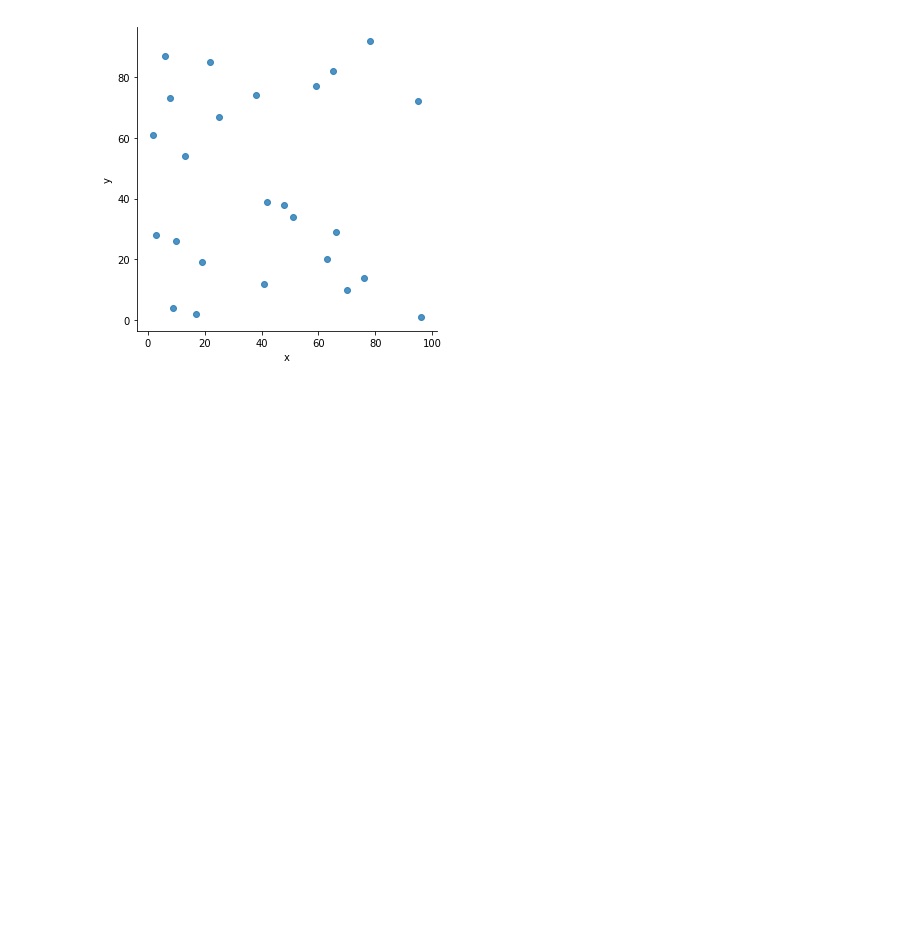
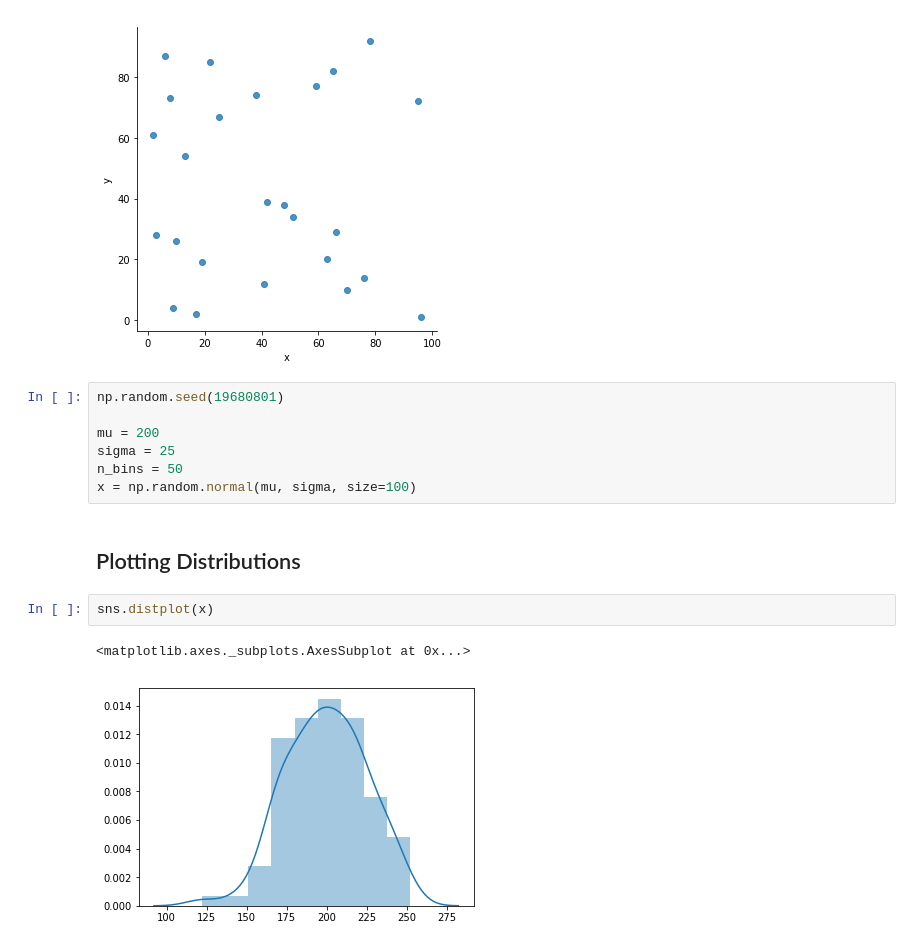
Before and after one commit to jaspajjr/pydata-visualisation, a Jupyter notebook: seaborn-plotting.ipynb, the cells around one changed output. Saved outputs shown, nothing was run; the diff lists cells and outputs as text; blank space fills up the shorter version.

```diff
--- a/seaborn-plotting.ipynb
+++ b/seaborn-plotting.ipynb
@@ -37,3 +38,17 @@ sns.lmplot('x', 'y', data=df, fit_reg=False)
 # %% [output]
 <seaborn.axisgrid.FacetGrid at 0x...>
 [figure]
+# %%
+np.random.seed(19680801)
+
+mu = 200
+sigma = 25
+n_bins = 50
+x = np.random.normal(mu, sigma, size=100)
+# %% [markdown]
+## Plotting Distributions
+# %%
+sns.distplot(x)
+# %% [output]
+<matplotlib.axes._subplots.AxesSubplot at 0x...>
+[figure, added]
```
Also changed, not shown: parts of 4 cells of this notebook.
